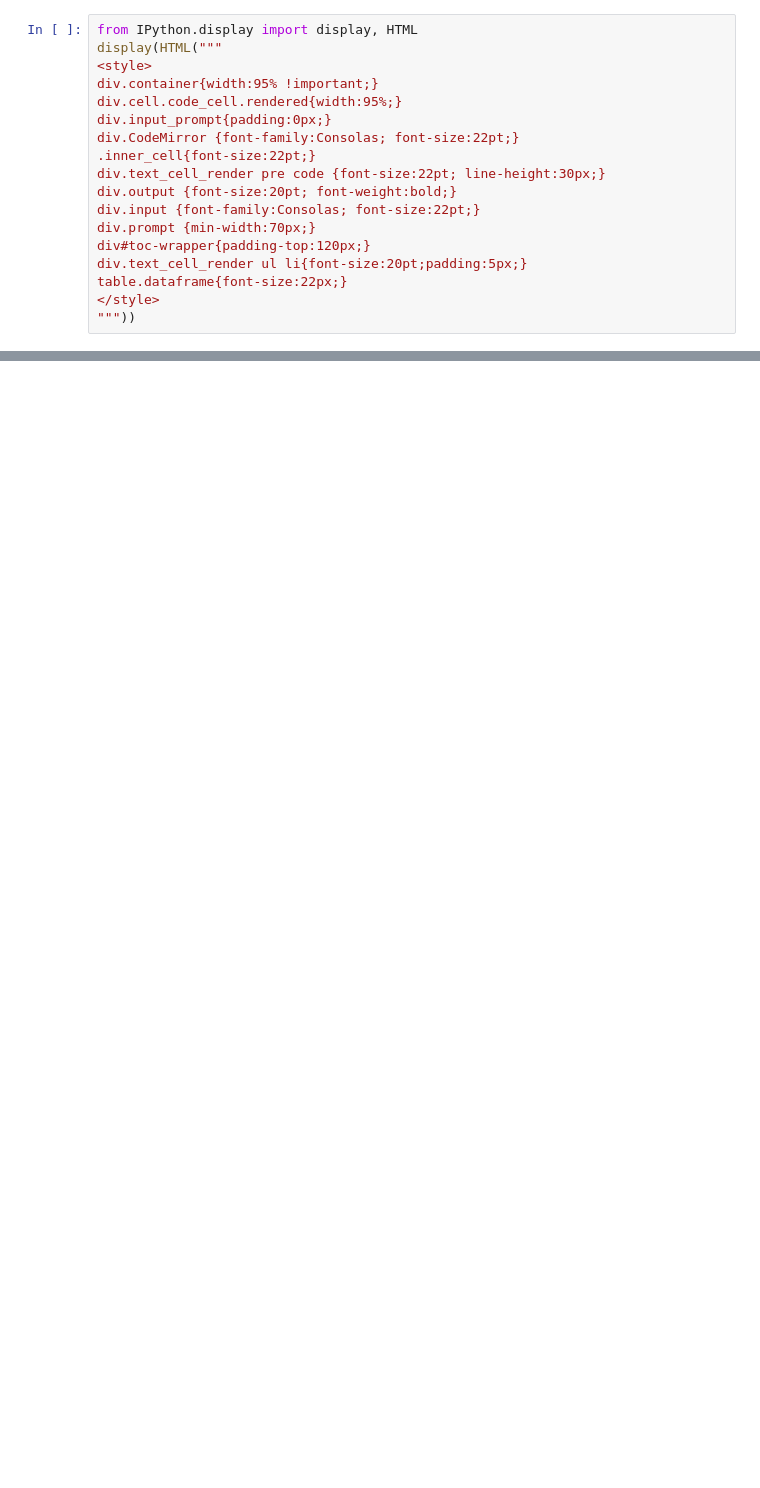
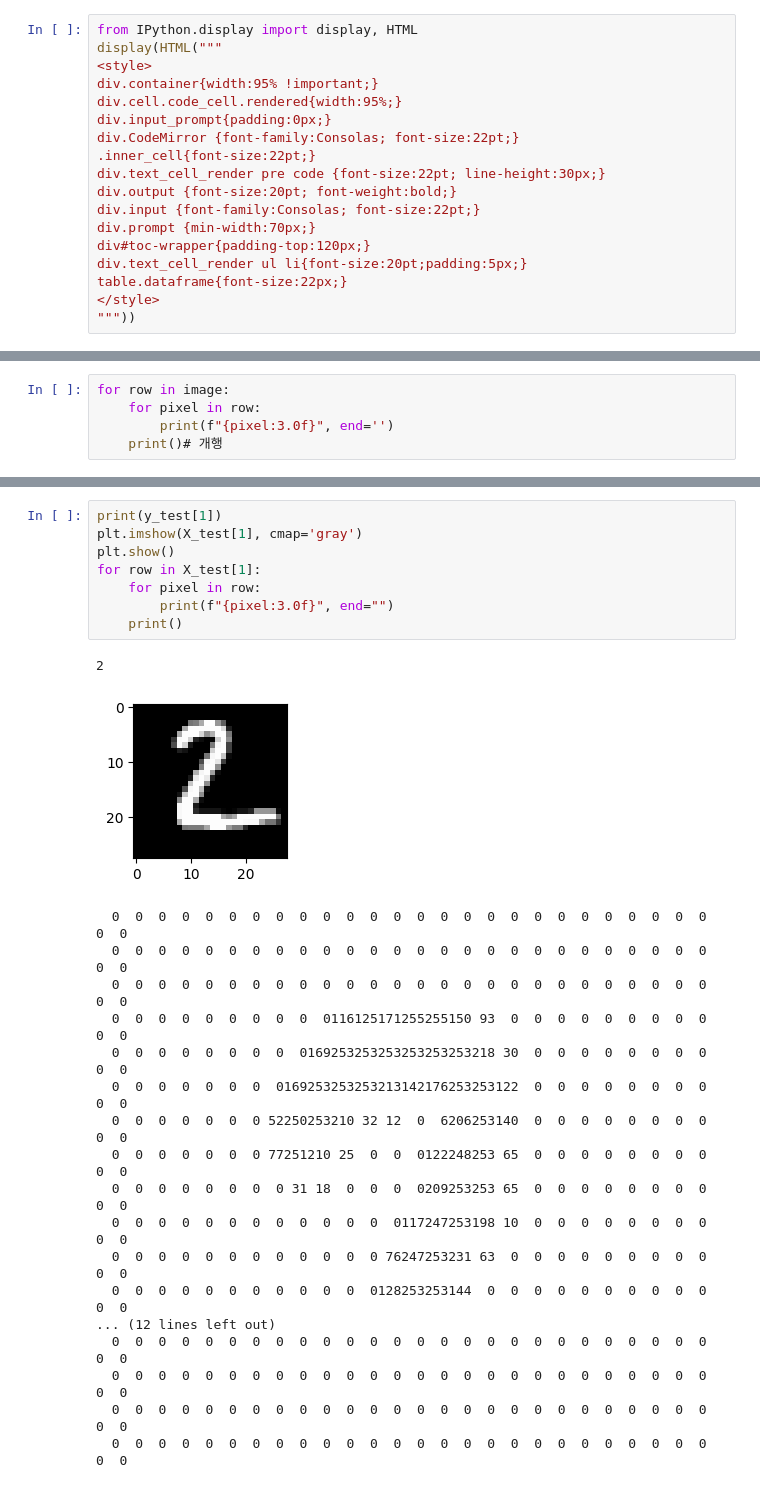
Before and after one commit to ai-mbc/ai, a Jupyter notebook: source/05_DeepLearning/Untitled.ipynb, the cells around one changed output, grey strips where cells are left out. Saved outputs shown, nothing was run; the diff lists cells and outputs as text; blank space fills up the shorter version.

```diff
--- a/source/05_DeepLearning/Untitled.ipynb
+++ b/source/05_DeepLearning/Untitled.ipynb
@@ -112,0 +55,5 @@ dtype: int64
+# %%
+for row in image:
+    for pixel in row:
+        print(f"{pixel:3.0f}", end='')
+    print()# 개행
@@ -112,0 +140,28 @@ dtype: int64
+# %%
+print(y_test[1])
+plt.imshow(X_test[1], cmap='gray')
+plt.show()
+for row in X_test[1]:
+    for pixel in row:
+        print(f"{pixel:3.0f}", end="")
+    print()
+# %% [output]
+2
+[figure, added]
+  0  0  0  0  0  0  0  0  0  0  0  0  0  0  0  0  0  0  0  0  0  0  0  0  0  0  0  0
+  0  0  0  0  0  0  0  0  0  0  0  0  0  0  0  0  0  0  0  0  0  0  0  0  0  0  0  0
+  0  0  0  0  0  0  0  0  0  0  0  0  0  0  0  0  0  0  0  0  0  0  0  0  0  0  0  0
+  0  0  0  0  0  0  0  0  0  0116125171255255150 93  0  0  0  0  0  0  0  0  0  0  0
+  0  0  0  0  0  0  0  0  0169253253253253253253218 30  0  0  0  0  0  0  0  0  0  0
+  0  0  0  0  0  0  0  0169253253253213142176253253122  0  0  0  0  0  0  0  0  0  0
+  0  0  0  0  0  0  0 52250253210 32 12  0  6206253140  0  0  0  0  0  0  0  0  0  0
+  0  0  0  0  0  0  0 77251210 25  0  0  0122248253 65  0  0  0  0  0  0  0  0  0  0
+  0  0  0  0  0  0  0  0 31 18  0  0  0  0209253253 65  0  0  0  0  0  0  0  0  0  0
+  0  0  0  0  0  0  0  0  0  0  0  0  0117247253198 10  0  0  0  0  0  0  0  0  0  0
+  0  0  0  0  0  0  0  0  0  0  0  0 76247253231 63  0  0  0  0  0  0  0  0  0  0  0
+  0  0  0  0  0  0  0  0  0  0  0  0128253253144  0  0  0  0  0  0  0  0  0  0  0  0
+... (12 lines left out)
+  0  0  0  0  0  0  0  0  0  0  0  0  0  0  0  0  0  0  0  0  0  0  0  0  0  0  0  0
+  0  0  0  0  0  0  0  0  0  0  0  0  0  0  0  0  0  0  0  0  0  0  0  0  0  0  0  0
+  0  0  0  0  0  0  0  0  0  0  0  0  0  0  0  0  0  0  0  0  0  0  0  0  0  0  0  0
+  0  0  0  0  0  0  0  0  0  0  0  0  0  0  0  0  0  0  0  0  0  0  0  0  0  0  0  0
```
Also changed, not shown: parts of 44 cells of this notebook, 3 other files.
